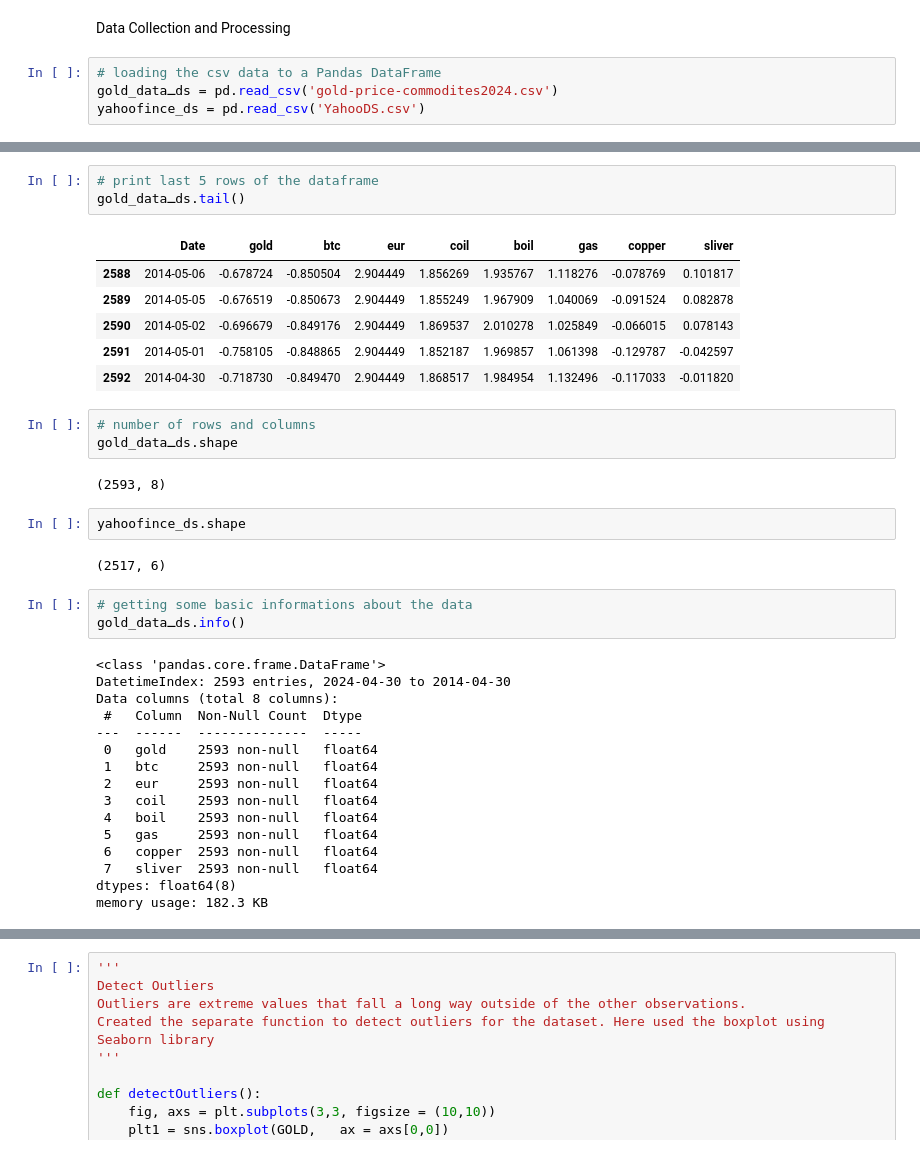
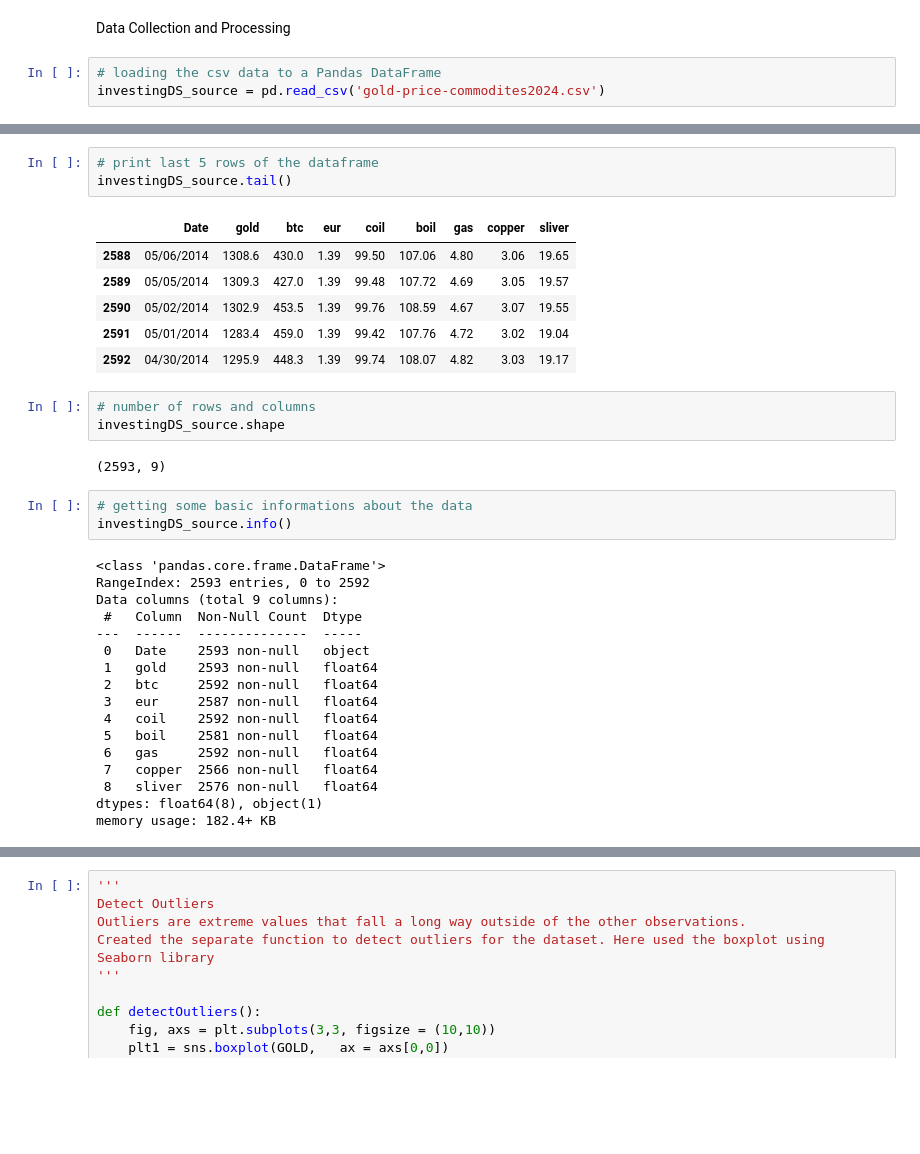
Before and after one commit to appsstuff/GoldPricePredictionDS, a Jupyter notebook: Gold_price_prediction.ipynb, the cells around one changed output, grey strips where cells are left out. Cells and saved outputs as stored; diff of their text form; blank space fills up the shorter version.

```diff
--- a/Gold_price_prediction.ipynb
+++ b/Gold_price_prediction.ipynb
@@ -28,7 +28,6 @@ Mounted at /content/drive
 Data Collection and Processing
 # %%
 # loading the csv data to a Pandas DataFrame
-gold_dataـds = pd.read_csv('gold-price-commodites2024.csv')
-yahoofince_ds = pd.read_csv('YahooDS.csv')
+investingDS_source = pd.read_csv('gold-price-commodites2024.csv')
 # %%
 # print first 5 rows in the dataframe
@@ -54,41 +42,38 @@ yahoofince_ds.head()
 # %%
 # print last 5 rows of the dataframe
-gold_dataـds.tail()
+investingDS_source.tail()
 # %% [output]
 |  | Date | gold | btc | eur | coil | boil | gas | copper | sliver |
-| 2588 | 2014-05-06 | -0.678724 | -0.850504 | 2.904449 | 1.856269 | 1.935767 | 1.118276 | -0.078769 | 0.101817 |
-| 2589 | 2014-05-05 | -0.676519 | -0.850673 | 2.904449 | 1.855249 | 1.967909 | 1.040069 | -0.091524 | 0.082878 |
-| 2590 | 2014-05-02 | -0.696679 | -0.849176 | 2.904449 | 1.869537 | 2.010278 | 1.025849 | -0.066015 | 0.078143 |
-| 2591 | 2014-05-01 | -0.758105 | -0.848865 | 2.904449 | 1.852187 | 1.969857 | 1.061398 | -0.129787 | -0.042597 |
-| 2592 | 2014-04-30 | -0.718730 | -0.849470 | 2.904449 | 1.868517 | 1.984954 | 1.132496 | -0.117033 | -0.011820 |
+| 2588 | 05/06/2014 | 1308.6 | 430.0 | 1.39 | 99.50 | 107.06 | 4.80 | 3.06 | 19.65 |
+| 2589 | 05/05/2014 | 1309.3 | 427.0 | 1.39 | 99.48 | 107.72 | 4.69 | 3.05 | 19.57 |
+| 2590 | 05/02/2014 | 1302.9 | 453.5 | 1.39 | 99.76 | 108.59 | 4.67 | 3.07 | 19.55 |
+| 2591 | 05/01/2014 | 1283.4 | 459.0 | 1.39 | 99.42 | 107.76 | 4.72 | 3.02 | 19.04 |
+| 2592 | 04/30/2014 | 1295.9 | 448.3 | 1.39 | 99.74 | 108.07 | 4.82 | 3.03 | 19.17 |
 # %%
 # number of rows and columns
-gold_dataـds.shape
+investingDS_source.shape
 # %% [output]
-(2593, 8)
+(2593, 9)
-# %%
-yahoofince_ds.shape
-# %% [output]
-(2517, 6)
 # %%
 # getting some basic informations about the data
-gold_dataـds.info()
+investingDS_source.info()
 # %% [output]
 <class 'pandas.core.frame.DataFrame'>
-DatetimeIndex: 2593 entries, 2024-04-30 to 2014-04-30
-Data columns (total 8 columns):
+RangeIndex: 2593 entries, 0 to 2592
+Data columns (total 9 columns):
  #   Column  Non-Null Count  Dtype
 ---  ------  --------------  -----
- 0   gold    2593 non-null   float64
- 1   btc     2593 non-null   float64
- 2   eur     2593 non-null   float64
- 3   coil    2593 non-null   float64
- 4   boil    2593 non-null   float64
- 5   gas     2593 non-null   float64
- 6   copper  2593 non-null   float64
- 7   sliver  2593 non-null   float64
-dtypes: float64(8)
-memory usage: 182.3 KB
+ 0   Date    2593 non-null   object
+ 1   gold    2593 non-null   float64
+ 2   btc     2592 non-null   float64
+ 3   eur     2587 non-null   float64
+ 4   coil    2592 non-null   float64
+ 5   boil    2581 non-null   float64
+ 6   gas     2592 non-null   float64
+ 7   copper  2566 non-null   float64
+ 8   sliver  2576 non-null   float64
+dtypes: float64(8), object(1)
+memory usage: 182.4+ KB
 # %%
 # checking the number of missing values
 # Fill null values with a constant
```
Also changed, not shown: parts of 43 cells of this notebook.
